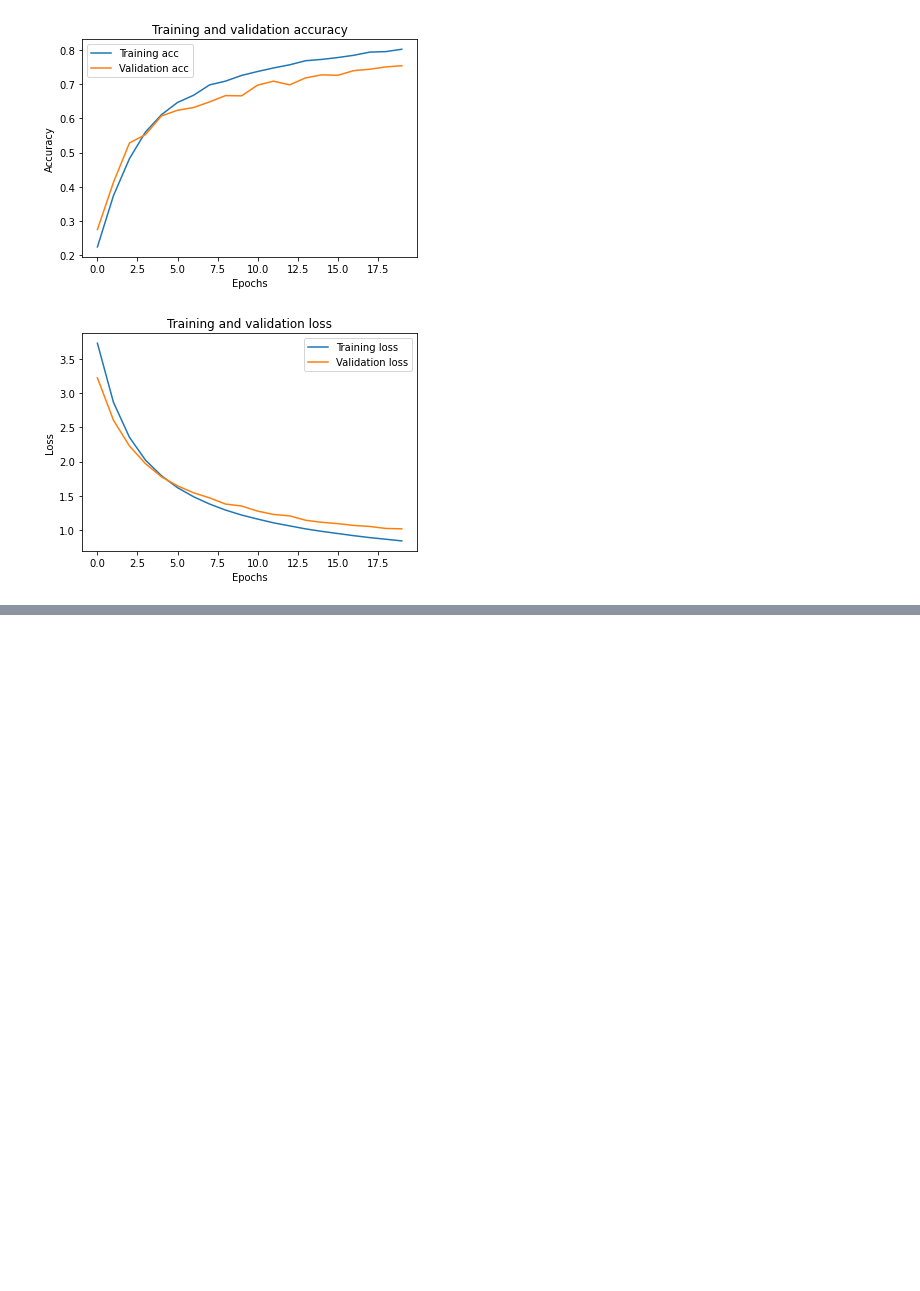
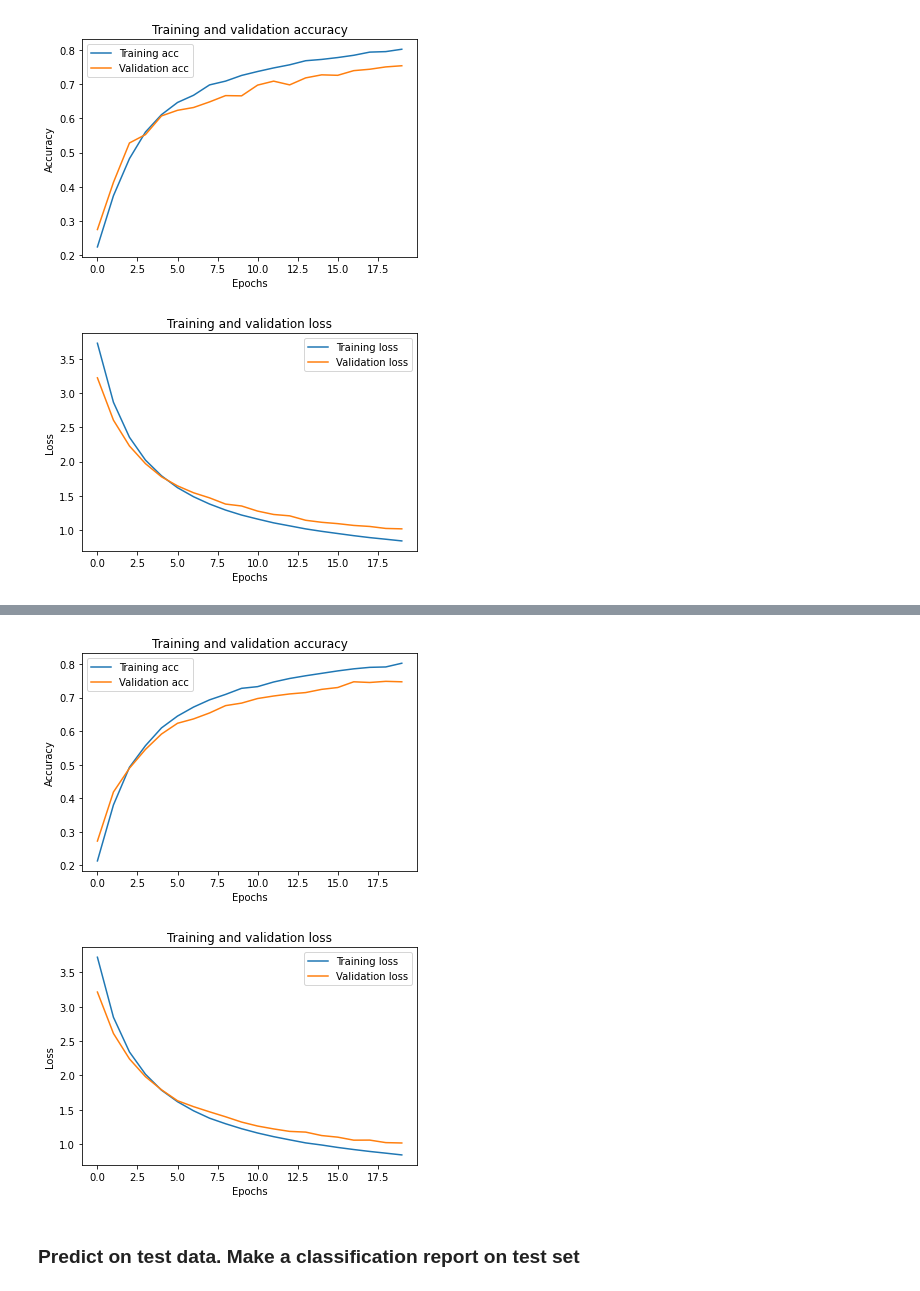
Before and after one commit to magnusdyremoe/caltech101, a Jupyter notebook: Pretrained VGG16.ipynb, the cells around one changed output, grey strips where cells are left out. Drawn from its saved outputs; the diff is of its cells as text; code cells hidden in the pictures; blank space fills up the shorter version.

```diff
--- a/Pretrained VGG16.ipynb
+++ b/Pretrained VGG16.ipynb
@@ -345,0 +358,35 @@ BACKGROUND_Google       0.28      0.64      0.39        42
+# %%
+import numpy as np
+reconstructed_history_VGG16 = np.load('VGG16_history_augmented_data.npy',allow_pickle='TRUE').item()
+
+import matplotlib.pyplot as plt
+
+acc = reconstructed_history_VGG16['acc']
+val_acc = reconstructed_history_VGG16['val_acc']
+loss = reconstructed_history_VGG16['loss']
+val_loss = reconstructed_history_VGG16['val_loss']
+
+epochs = range(len(acc))
+
+plt.plot(epochs, acc, label='Training acc')
+plt.plot(epochs, val_acc, label='Validation acc')
+plt.title('Training and validation accuracy')
+plt.legend()
+plt.xlabel('Epochs')
+plt.ylabel('Accuracy')
+
+plt.figure()
+
+plt.plot(epochs, loss, label='Training loss')
+plt.plot(epochs, val_loss, label='Validation loss')
+plt.title('Training and validation loss')
+plt.legend()
+plt.xlabel('Epochs')
+plt.ylabel('Loss')
+
+plt.show()
+# %% [output]
+[figure, added]
+[figure, added]
+# %% [markdown]
+### Predict on test data. Make a classification report on test set
```
Also changed, not shown: parts of 20 cells of this notebook, 1 other file.
